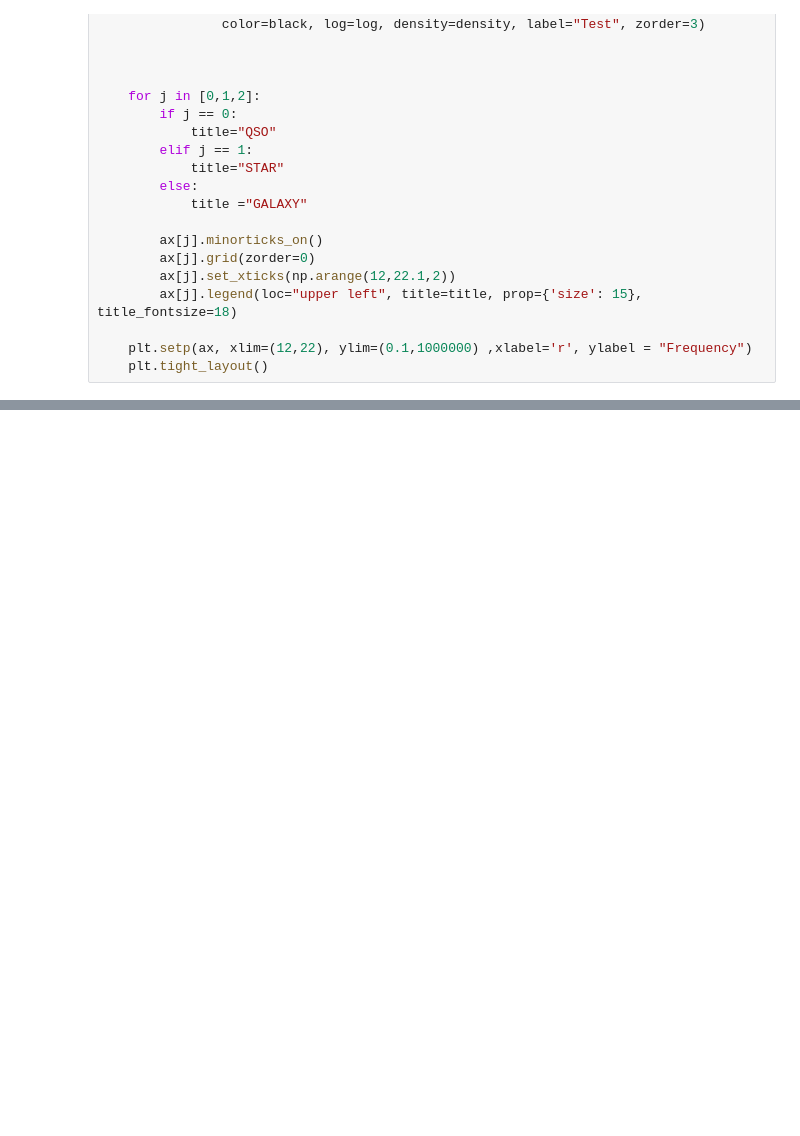
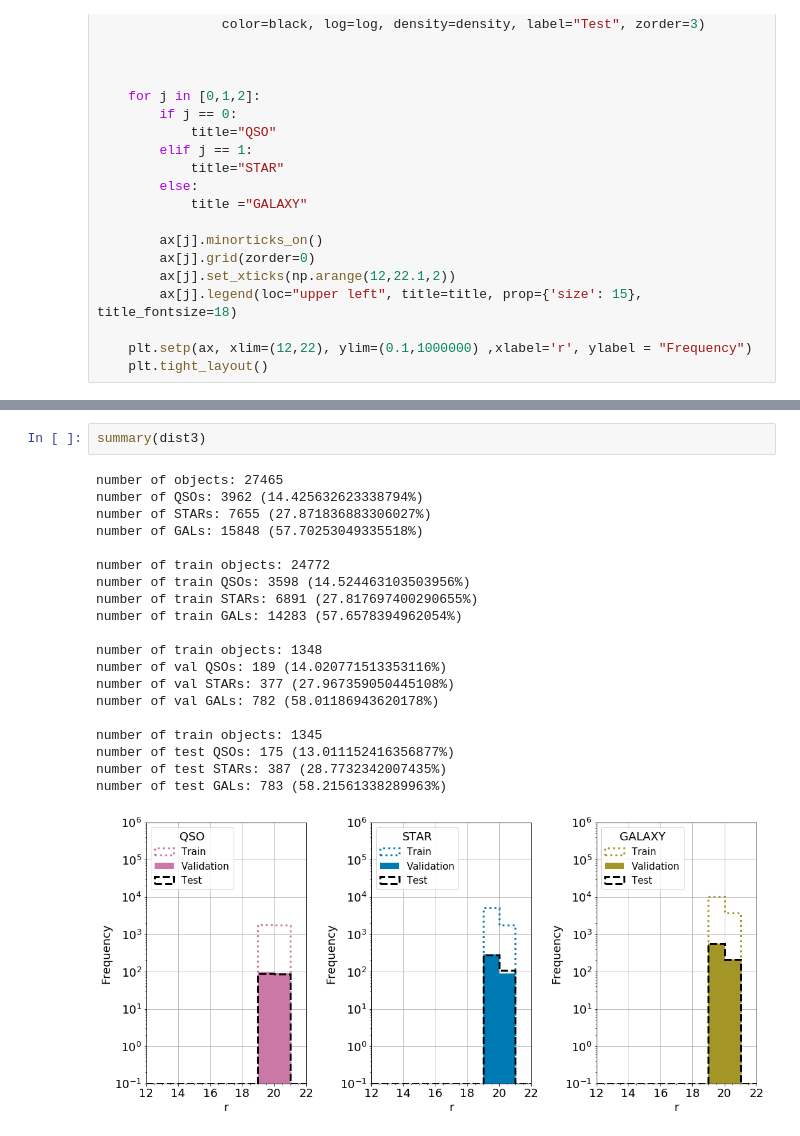
Before and after one commit to gabjp/Label_The_Sky_3.0, a Jupyter notebook: data/domain_split.ipynb, the cells around one changed output, grey strips where cells are left out. Drawn from its saved outputs; the diff is of its cells as text; blank space fills up the shorter version.

```diff
--- a/data/domain_split.ipynb
+++ b/data/domain_split.ipynb
@@ -78,0 +183,23 @@ plot_data(nowise)
+# %%
+summary(dist3)
+# %% [output]
+number of objects: 27465
+number of QSOs: 3962 (14.425632623338794%)
+number of STARs: 7655 (27.871836883306027%)
+number of GALs: 15848 (57.70253049335518%)
+
+number of train objects: 24772
+number of train QSOs: 3598 (14.524463103503956%)
+number of train STARs: 6891 (27.817697400290655%)
+number of train GALs: 14283 (57.6578394962054%)
+
+number of train objects: 1348
+number of val QSOs: 189 (14.020771513353116%)
+number of val STARs: 377 (27.967359050445108%)
+number of val GALs: 782 (58.01186943620178%)
+
+number of train objects: 1345
+number of test QSOs: 175 (13.011152416356877%)
+number of test STARs: 387 (28.7732342007435%)
+number of test GALs: 783 (58.21561338289963%)
+[figure, added]
```
Also changed, not shown: parts of 10 cells of this notebook, 2 other files.
